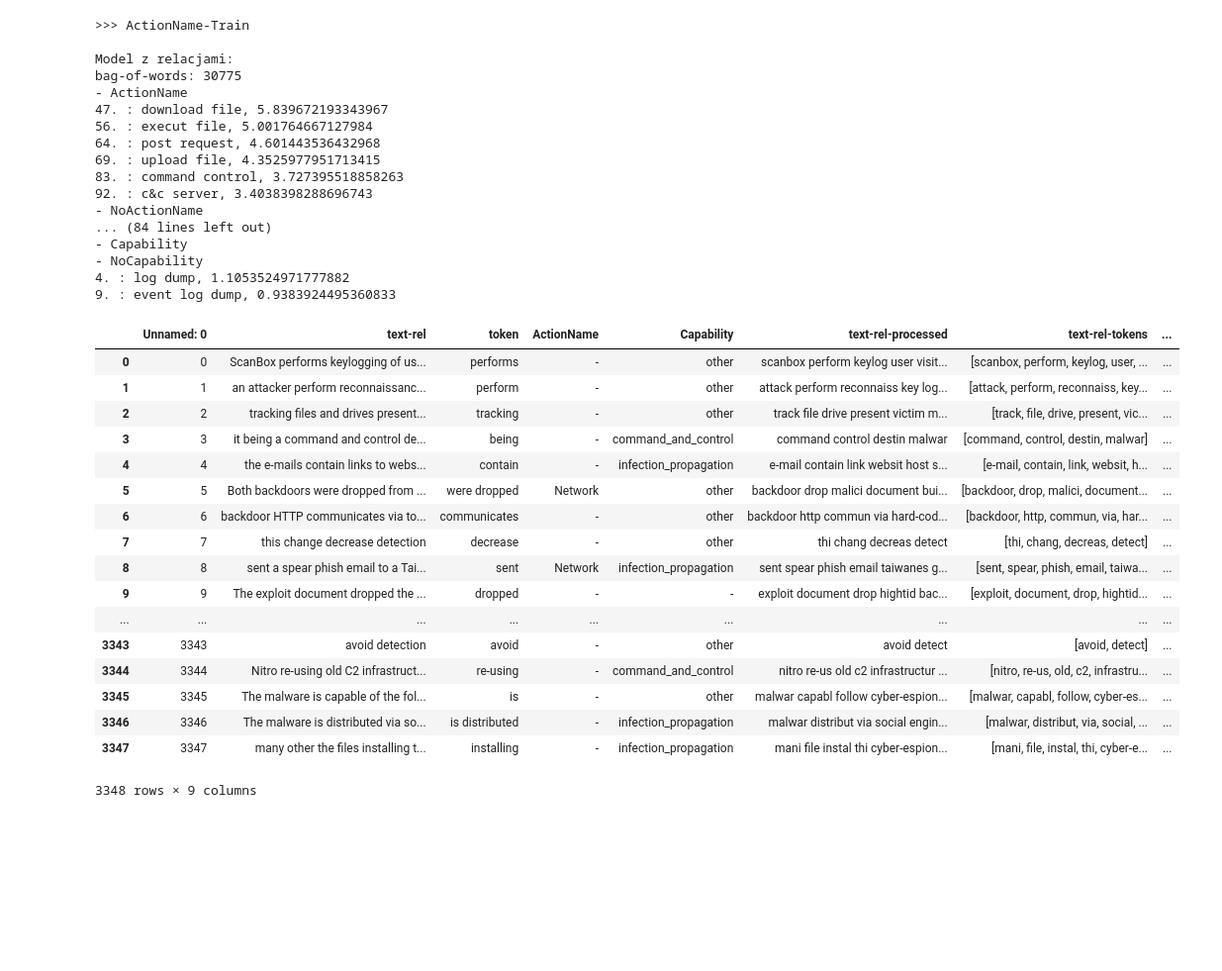
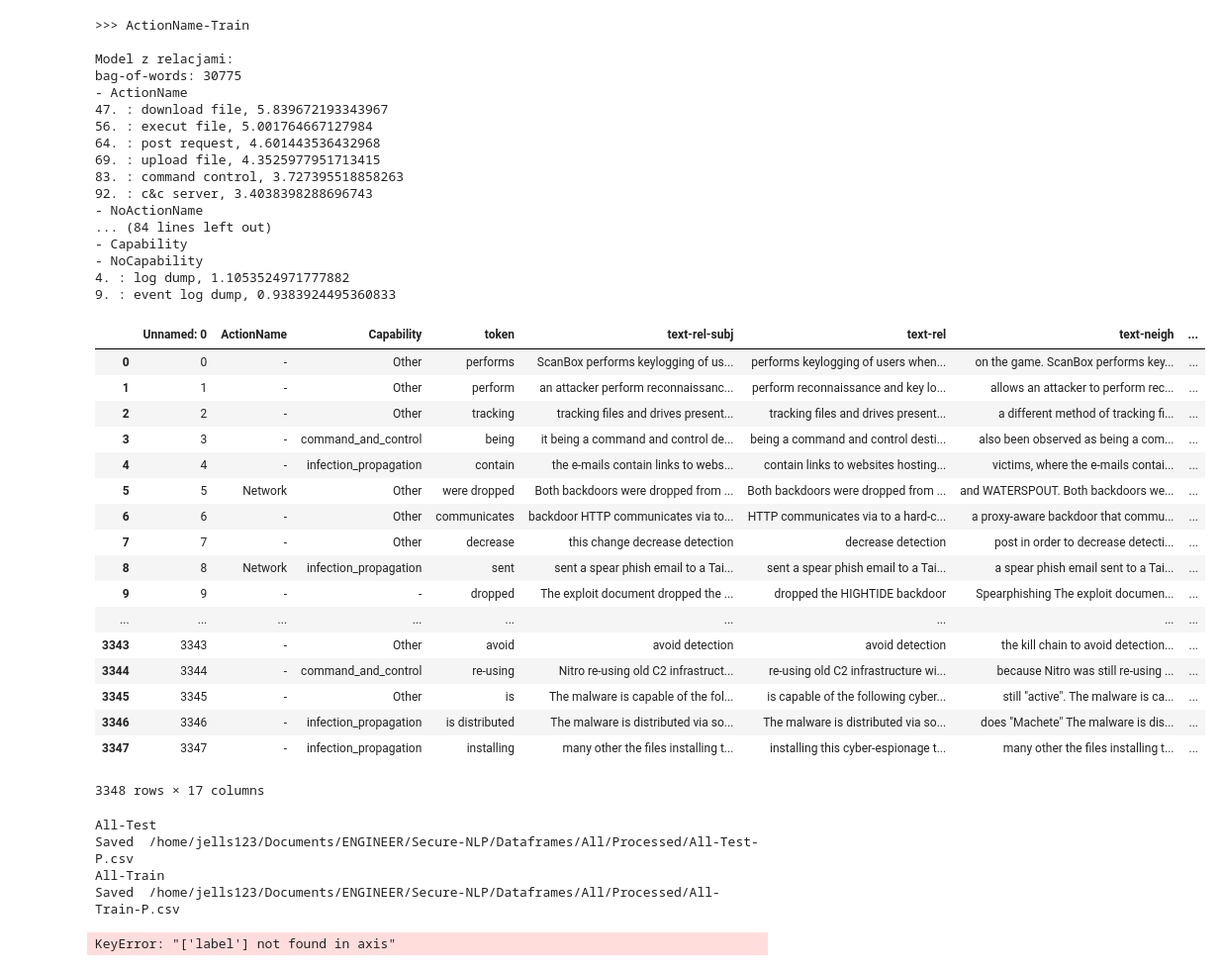
Before and after one commit to jells123/Secure-NLP, a Jupyter notebook: 1-Analyze-data-ALL.ipynb, the cells around one changed output. Shown: that part at 99% size. Drawn from its saved outputs; the diff is of its cells as text; code cells hidden in the pictures; blank space fills up the shorter version.

```diff
--- a/1-Analyze-data-ALL.ipynb
+++ b/1-Analyze-data-ALL.ipynb
@@ -693,6 +865,27 @@ bag-of-words: 30775
 - NoCapability
 4. : log dump, 1.1053524971777882
 9. : event log dump, 0.9383924495360833
+# %%
+dataframes['All-Train']
+# %% [output]
+|  | Unnamed: 0 | ActionName | Capability | token | text-rel-subj | text-rel | text-neigh | ... |
+| 0 | 0 | - | Other | performs | ScanBox performs keylogging of us... | performs keylogging of users when... | on the game. ScanBox performs key... | ... |
+| 1 | 1 | - | Other | perform | an attacker perform reconnaissanc... | perform reconnaissance and key lo... | allows an attacker to perform rec... | ... |
+| 2 | 2 | - | Other | tracking | tracking files and drives present... | tracking files and drives present... | a different method of tracking fi... | ... |
+| 3 | 3 | - | command_and_control | being | it being a command and control de... | being a command and control desti... | also been observed as being a com... | ... |
+| 4 | 4 | - | infection_propagation | contain | the e-mails contain links to webs... | contain links to websites hosting... | victims, where the e-mails contai... | ... |
+| 5 | 5 | Network | Other | were dropped | Both backdoors were dropped from ... | Both backdoors were dropped from ... | and WATERSPOUT. Both backdoors we... | ... |
+| 6 | 6 | - | Other | communicates | backdoor HTTP communicates via to... | HTTP communicates via to a hard-c... | a proxy-aware backdoor that commu... | ... |
+| 7 | 7 | - | Other | decrease | this change decrease detection | decrease detection | post in order to decrease detecti... | ... |
+| 8 | 8 | Network | infection_propagation | sent | sent a spear phish email to a Tai... | sent a spear phish email to a Tai... | a spear phish email sent to a Tai... | ... |
+| 9 | 9 | - | - | dropped | The exploit document dropped the ... | dropped the HIGHTIDE backdoor | Spearphishing The exploit documen... | ... |
+| ... | ... | ... | ... | ... | ... | ... | ... | ... |
+| 3343 | 3343 | - | Other | avoid | avoid detection | avoid detection | the kill chain to avoid detection... | ... |
+| 3344 | 3344 | - | command_and_control | re-using | Nitro re-using old C2 infrastruct... | re-using old C2 infrastructure wi... | because Nitro was still re-using ... | ... |
+| 3345 | 3345 | - | Other | is | The malware is capable of the fol... | is capable of the following cyber... | still "active". The malware is ca... | ... |
+| 3346 | 3346 | - | infection_propagation | is distributed | The malware is distributed via so... | The malware is distributed via so... | does "Machete" The malware is dis... | ... |
+| 3347 | 3347 | - | infection_propagation | installing | many other the files installing t... | installing this cyber-espionage t... | many other the files installing t... | ... |
+3348 rows × 17 columns
 # %%
 '''
 Saving processed data to file
@@ -700,6 +893,7 @@ Saving processed data to file
 
 subfolder = 'Processed'
 for ccat in dataframes.keys():
+    print(ccat)
     sub_path = os.getcwd() + "/Dataframes/All/" + subfolder
     new_filename = '{}-P.csv'.format(ccat)
     if "label" in dataframes[ccat].columns:
@@ -707,24 +901,14 @@ for ccat in dataframes.keys():
     dataframes[ccat]['ActionName_num'] = dataframes[ccat]['ActionName'].map({'-':0, 'File':1, 'Network':2, 'Other':3})
     dataframes[ccat]['Capability_num'] = dataframes[ccat]['Capability'].map({'-':0, 'command_and_control':1, 'infection_propagation':2, 'Other':3})
     dataframes[ccat].to_csv(sub_path + "/" + new_filename)
+    print("Saved ", sub_path + "/" + new_filename)
+# %% [output]
+All-Test
+Saved  /home/jells123/Documents/ENGINEER/Secure-NLP/Dataframes/All/Processed/All-Test-P.csv
+All-Train
+Saved  /home/jells123/Documents/ENGINEER/Secure-NLP/Dataframes/All/Processed/All-Train-P.csv
 # %%
-dataframes['All-Train'].drop(['label'], axis=1)
+dataframes['All-Train'].drop('label', axis=1)
+dataframes['All-Test'].drop('label', axis=1)
 # %% [output]
-|  | Unnamed: 0 | text-rel | token | ActionName | Capability | text-rel-processed | text-rel-tokens | ... |
-| 0 | 0 | ScanBox performs keylogging of us... | performs | - | other | scanbox perform keylog user visit... | [scanbox, perform, keylog, user, ... | ... |
-| 1 | 1 | an attacker perform reconnaissanc... | perform | - | other | attack perform reconnaiss key log... | [attack, perform, reconnaiss, key... | ... |
-| 2 | 2 | tracking files and drives present... | tracking | - | other | track file drive present victim m... | [track, file, drive, present, vic... | ... |
-| 3 | 3 | it being a command and control de... | being | - | command_and_control | command control destin malwar | [command, control, destin, malwar] | ... |
-| 4 | 4 | the e-mails contain links to webs... | contain | - | infection_propagation | e-mail contain link websit host s... | [e-mail, contain, link, websit, h... | ... |
-| 5 | 5 | Both backdoors were dropped from ... | were dropped | Network | other | backdoor drop malici document bui... | [backdoor, drop, malici, document... | ... |
-| 6 | 6 | backdoor HTTP communicates via to... | communicates | - | other | backdoor http commun via hard-cod... | [backdoor, http, commun, via, har... | ... |
-| 7 | 7 | this change decrease detection | decrease | - | other | thi chang decreas detect | [thi, chang, decreas, detect] | ... |
-| 8 | 8 | sent a spear phish email to a Tai... | sent | Network | infection_propagation | sent spear phish email taiwanes g... | [sent, spear, phish, email, taiwa... | ... |
-| 9 | 9 | The exploit document dropped the ... | dropped | - | - | exploit document drop hightid bac... | [exploit, document, drop, hightid... | ... |
-| ... | ... | ... | ... | ... | ... | ... | ... | ... |
-| 3343 | 3343 | avoid detection | avoid | - | other | avoid detect | [avoid, detect] | ... |
-| 3344 | 3344 | Nitro re-using old C2 infrastruct... | re-using | - | command_and_control | nitro re-us old c2 infrastructur ... | [nitro, re-us, old, c2, infrastru... | ... |
-| 3345 | 3345 | The malware is capable of the fol... | is | - | other | malwar capabl follow cyber-espion... | [malwar, capabl, follow, cyber-es... | ... |
-| 3346 | 3346 | The malware is distributed via so... | is distributed | - | infection_propagation | malwar distribut via social engin... | [malwar, distribut, via, social, ... | ... |
-| 3347 | 3347 | many other the files installing t... | installing | - | infection_propagation | mani file instal thi cyber-espion... | [mani, file, instal, thi, cyber-e... | ... |
-3348 rows × 9 columns
+KeyError: "['label'] not found in axis"
```
Also changed, not shown: parts of 13 cells of this notebook, 3 other files.
